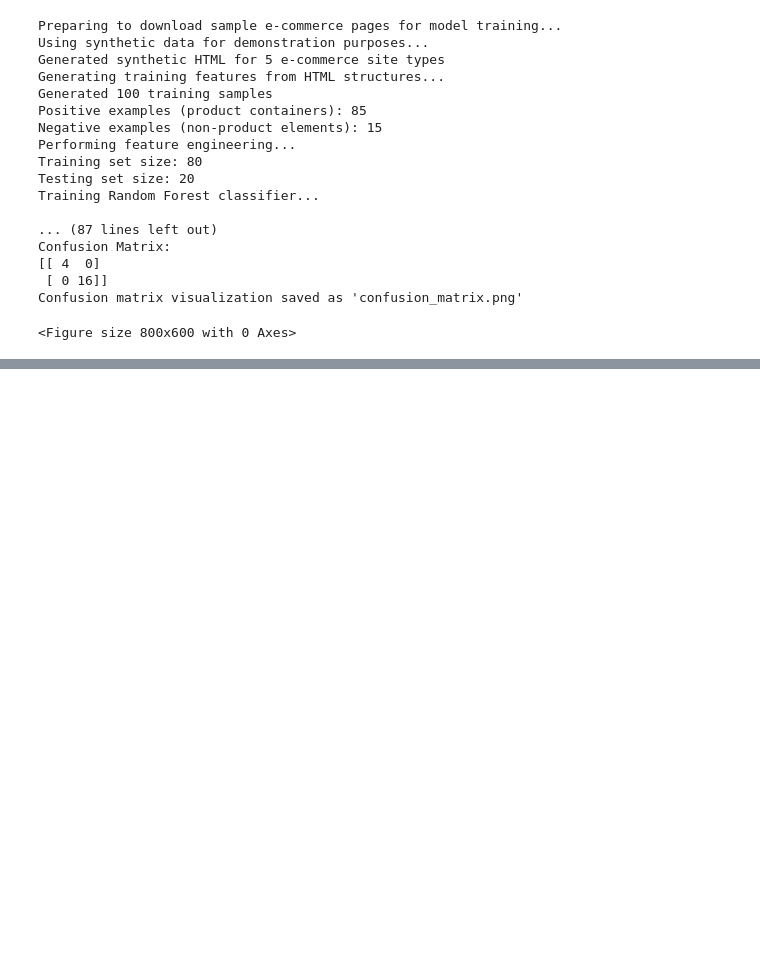
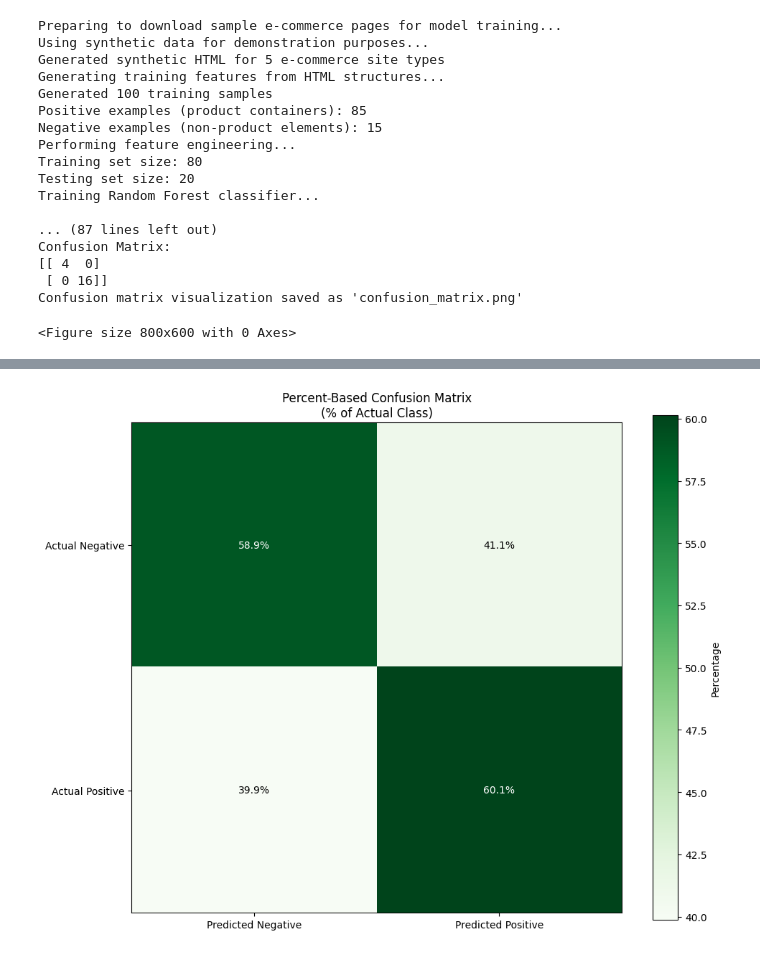
Before and after one commit to Bisu7/WebMiner, a Jupyter notebook: Model/randomForest.ipynb, the cells around one changed output, grey strips where cells are left out. Cells and saved outputs as stored; diff of their text form; code cells hidden in the pictures; blank space fills up the shorter version.

```diff
--- a/Model/randomForest.ipynb
+++ b/Model/randomForest.ipynb
@@ -647,0 +640,24 @@ Confusion matrix visualization saved as 'confusion_matrix.png'
+# %%
+# Normalize to percentages
+cm_percent = cm_large.astype('float') / cm_large.sum(axis=1)[:, np.newaxis] * 100
+
+# Plot
+plt.figure(figsize=(10, 8))
+plt.imshow(cm_percent, interpolation='nearest', cmap=plt.cm.Greens)
+plt.title('Percent-Based Confusion Matrix\n(% of Actual Class)', fontsize=12)
+plt.colorbar(label='Percentage')
+
+# Annotate cells
+for i in range(cm_percent.shape[0]):
+    for j in range(cm_percent.shape[1]):
+        plt.text(j, i, f"{cm_percent[i, j]:.1f}%",  # Show as percentage
+                ha="center", va="center",
+                color="white" if cm_percent[i, j] > 50 else "black")
+
+plt.xticks([0, 1], ['Predicted Negative', 'Predicted Positive'])
+plt.yticks([0, 1], ['Actual Negative', 'Actual Positive'])
+plt.tight_layout()
+plt.savefig('percent_confusion_matrix_high_values.png', dpi=300)
+plt.show()
+# %% [output]
+[figure, added]
```
Also changed, not shown: parts of 3 cells of this notebook, 8 other files.
